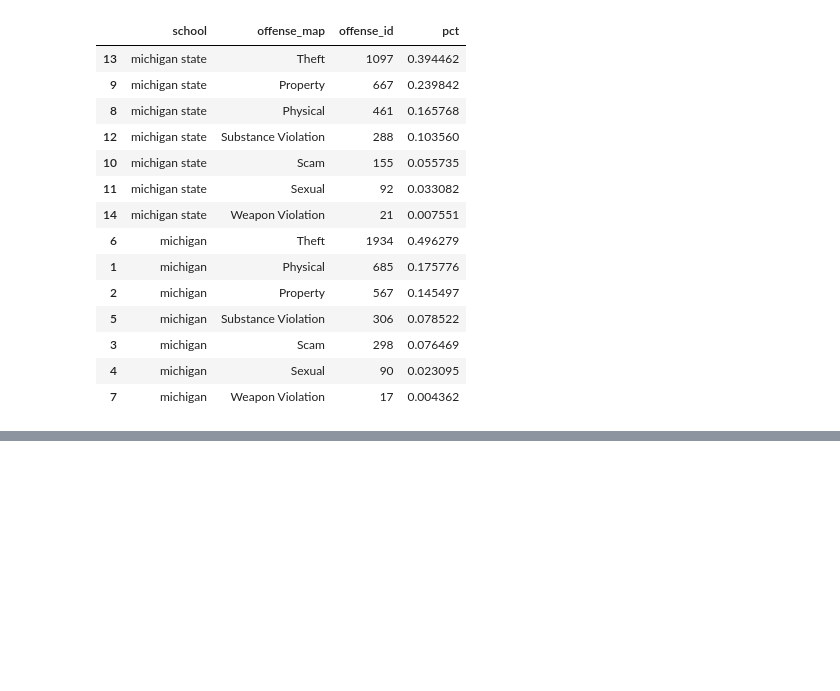
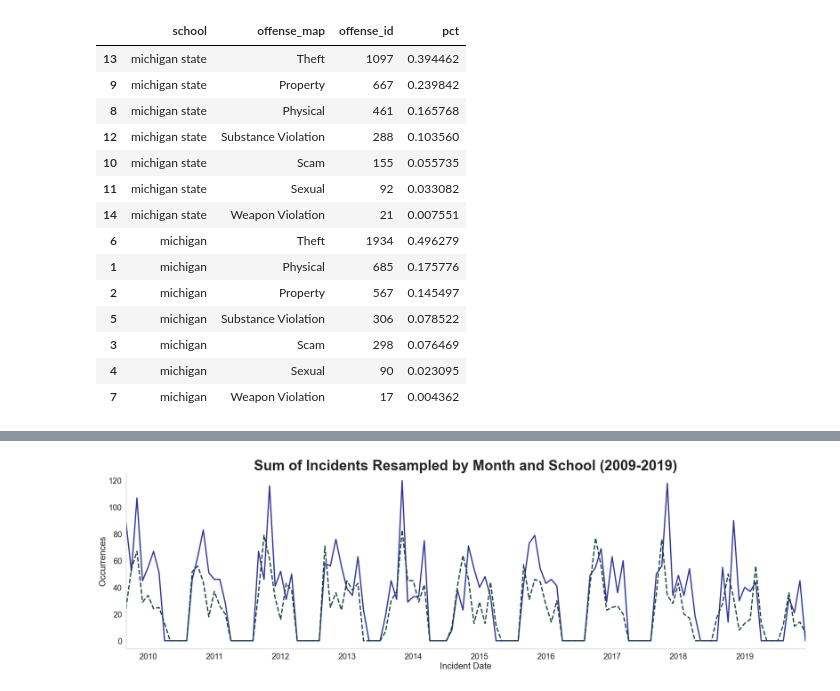
Before and after one commit to djboudia/milestone, a Jupyter notebook: 03_notebooks/05_sports_incidents_eda.ipynb, the cells around one changed output, grey strips where cells are left out. Saved outputs shown, nothing was run; the diff lists cells and outputs as text; code cells hidden in the pictures; blank space fills up the shorter version.

```diff
--- a/03_notebooks/05_sports_incidents_eda.ipynb
+++ b/03_notebooks/05_sports_incidents_eda.ipynb
@@ -1097,23 +1102,25 @@ piv_ts.columns = ['michigan',
 # %%
 sns.set_style('whitegrid')
 
 chart_data = piv_ts.resample('1M').sum()
 ax = chart_data.plot(figsize=(30,8),
                      # style={'michigan':'dotted', 'michigan state':'dashed'},
                      style=['-','--'],
-                     linewidth=1.5,
+                     linewidth=3,
                       legend=True,
                       color=['#333399','#18453B'],
                      ).grid(False)
 
-plt.title(fontdict={'fontsize': 20},label="Sum of Incidents Resampled by Month and School(2009-2019)",fontweight='bold')
+plt.title(fontdict={'fontsize': 35},label="Sum of Incidents Resampled by Month and School (2009-2019)",fontweight='bold')
 plt.xlabel("Incident Date")
 plt.ylabel("Occurrences")
 plt.axis('on')
 plt.legend().remove()
 plt.gca().spines['top'].set_visible(False)
 plt.gca().spines['right'].set_visible(False)
-plt.savefig('../../line.png', dpi=150)
+plt.savefig('../../line.jpeg', dpi=800)
+# %% [output]
+[figure, added]
 # %%
 df_onerow
 # %% [output]
```
Also changed, not shown: parts of 3 cells of this notebook.
